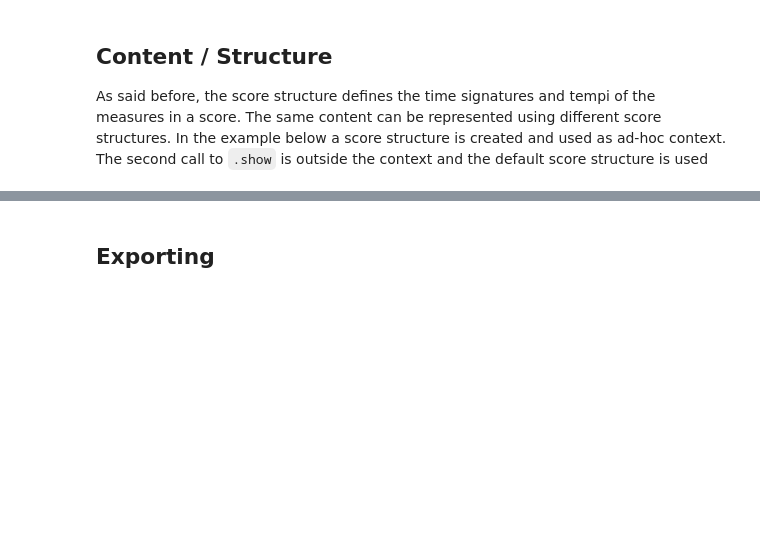
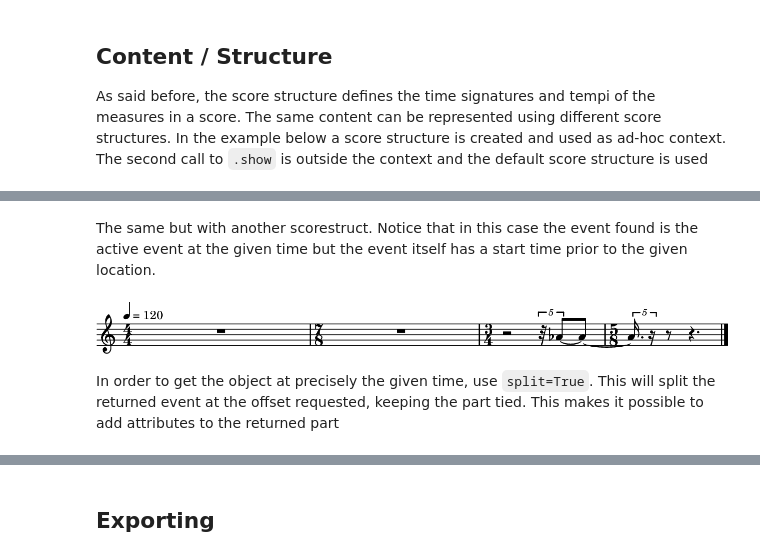
Before and after one commit to gesellkammer/maelzel, a Jupyter notebook: docs/notebooks/maelzel-core-scorestruct.ipynb, the cells around one changed output, grey strips where cells are left out. Cells and saved outputs as stored; diff of their text form; code cells hidden in the pictures; blank space fills up the shorter version.

```diff
--- a/docs/notebooks/maelzel-core-scorestruct.ipynb
+++ b/docs/notebooks/maelzel-core-scorestruct.ipynb
@@ -104,0 +106,10 @@ Chain([4C:1.333♩, 4C#:1.333♩, 4D:1.333♩, 4D#:1.333♩, 4E:1.333♩, 4F:1.3
+# %% [markdown]
+The same but with another scorestruct. Notice that in this case the event found is the active event at the given time but the event itself has a start time prior to the given location.
+# %%
+with struct2:
+    n = notes.eventAt((3, 0))
+    n.show()
+# %% [output]
+[figure, added]
+# %% [markdown]
+In order to get the object at precisely the given time, use `split=True`. This will split the returned event at the offset requested, keeping the part tied. This makes it possible to add attributes to the returned part
```
Also changed, not shown: parts of 32 cells of this notebook, 33 other files.
